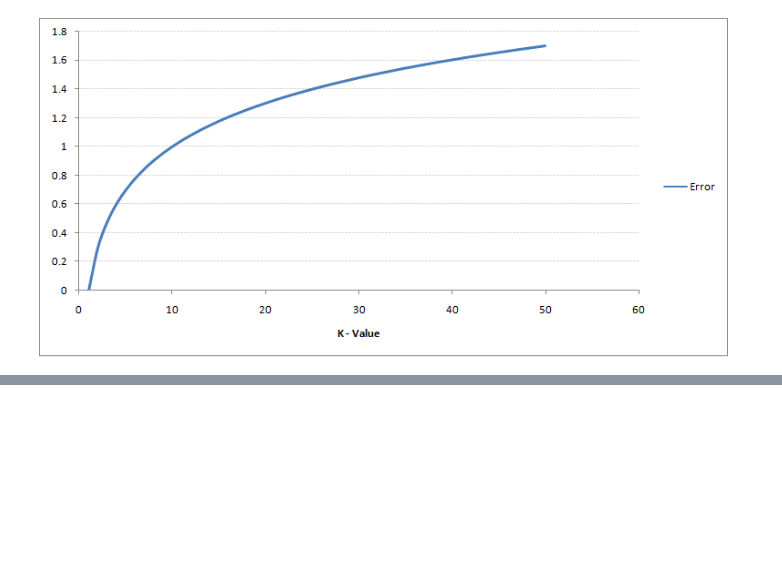
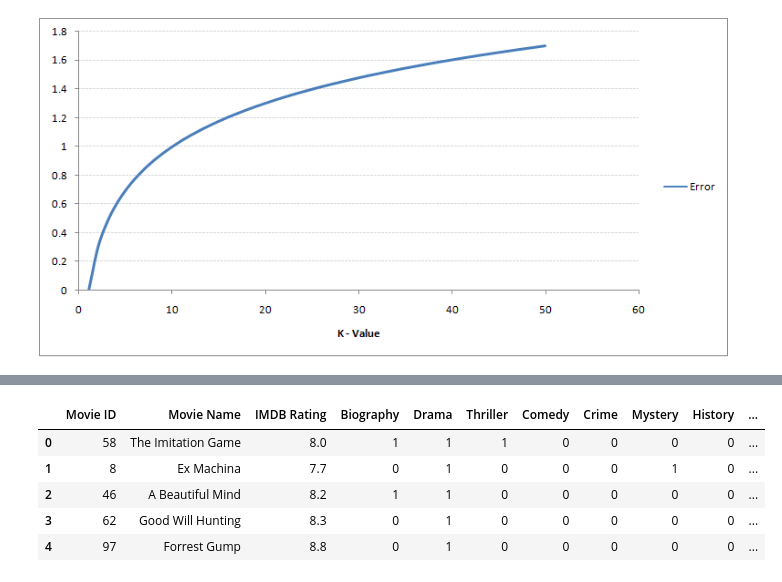
Before and after one commit to MichaelCzurda/Python-Data-Science-Beispiele, a Jupyter notebook: KNN/KNN_Michael_Czurda.ipynb, the cells around one changed output, grey strips where cells are left out. Cells and saved outputs as stored; diff of their text form; code cells hidden in the pictures; blank space fills up the shorter version.

```diff
--- a/KNN/KNN_Michael_Czurda.ipynb
+++ b/KNN/KNN_Michael_Czurda.ipynb
@@ -66,0 +223,10 @@ https://towardsdatascience.com/machine-learning-basics-with-the-k-nearest-neighb
+# %%
+import pandas as pd
+pd.read_csv('movies_recommendation_data.csv').head(5)
+# %% [output]
+|  | Movie ID | Movie Name | IMDB Rating | Biography | Drama | Thriller | Comedy | Crime | Mystery | History | ... |
+| 0 | 58 | The Imitation Game | 8.0 | 1 | 1 | 1 | 0 | 0 | 0 | 0 | ... |
+| 1 | 8 | Ex Machina | 7.7 | 0 | 1 | 0 | 0 | 0 | 1 | 0 | ... |
+| 2 | 46 | A Beautiful Mind | 8.2 | 1 | 1 | 0 | 0 | 0 | 0 | 0 | ... |
+| 3 | 62 | Good Will Hunting | 8.3 | 0 | 1 | 0 | 0 | 0 | 0 | 0 | ... |
+| 4 | 97 | Forrest Gump | 8.8 | 0 | 1 | 0 | 0 | 0 | 0 | 0 | ... |
```
Also changed, not shown: parts of 20 cells of this notebook, 7 other files.
